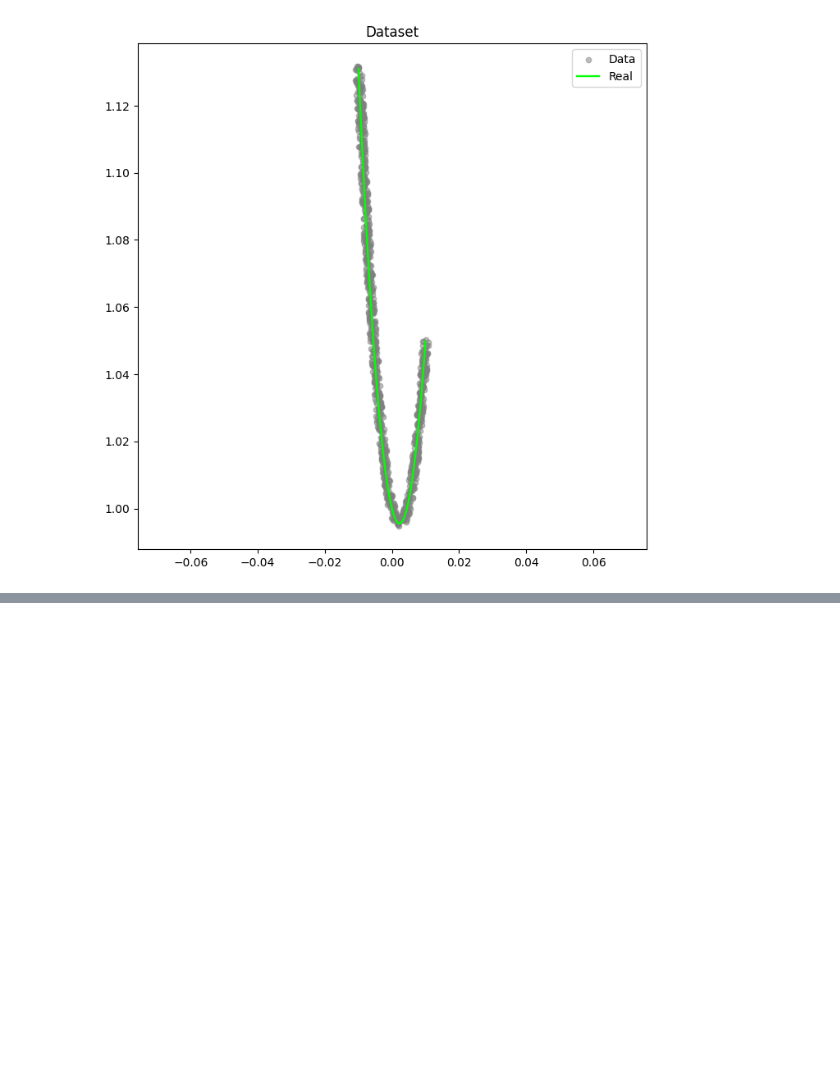
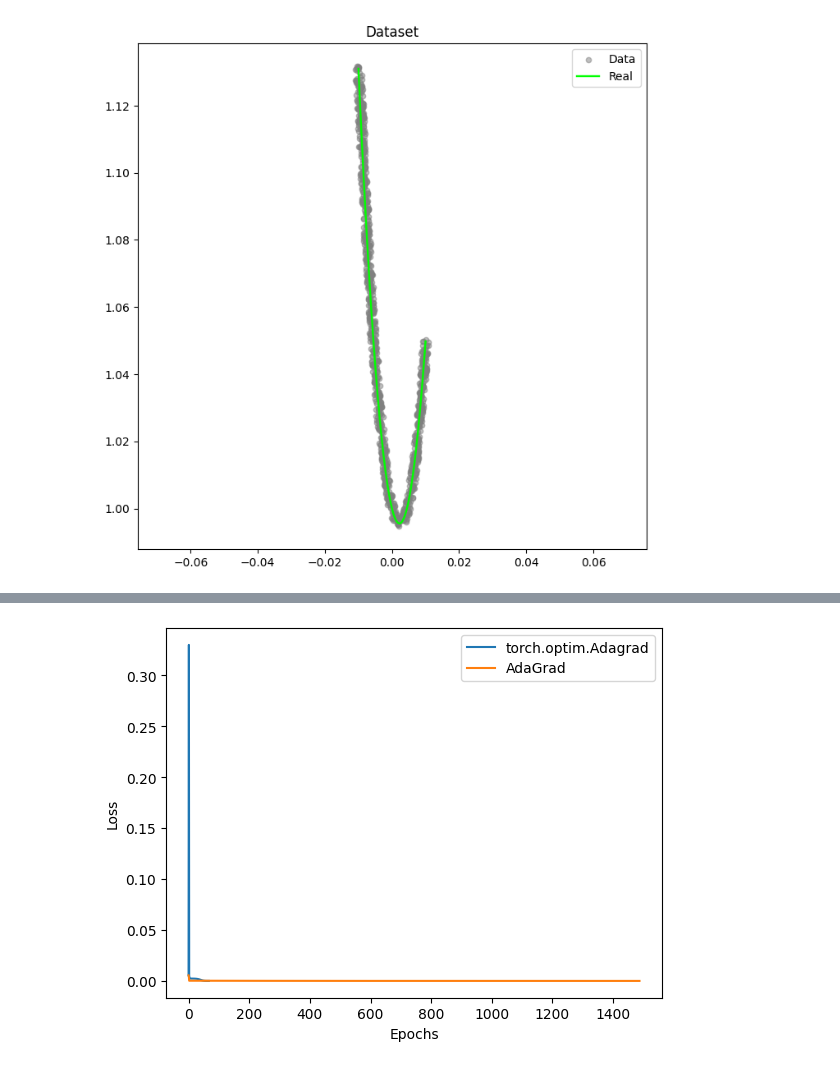
Before and after one commit to trio-at-optimization/optimization-lab4, a Jupyter notebook: Sources/T1/Reserch.ipynb, the cells around one changed output, grey strips where cells are left out. Cells and saved outputs as stored; diff of their text form; code cells hidden in the pictures; blank space fills up the shorter version.

```diff
--- a/Sources/T1/Reserch.ipynb
+++ b/Sources/T1/Reserch.ipynb
@@ -156,0 +171,3 @@ results_dict[label] = get_average_loss_history(multi_points)
+# %%
+print_mse_loss_history(subdict(results_dict, ["torch.optim.Adagrad", "AdaGrad"]))
+# %% [output]
@@ -156,0 +177 @@ results_dict[label] = get_average_loss_history(multi_points)
+[figure, added]
```
Also changed, not shown: parts of 14 cells of this notebook.
